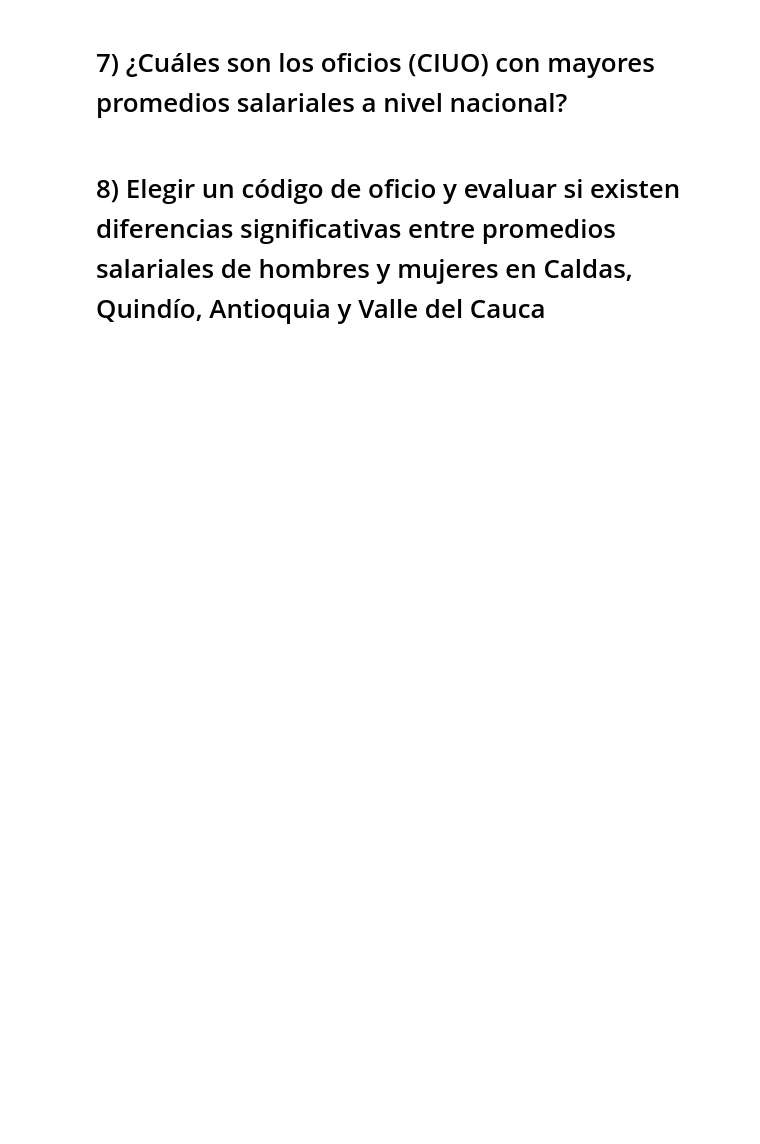
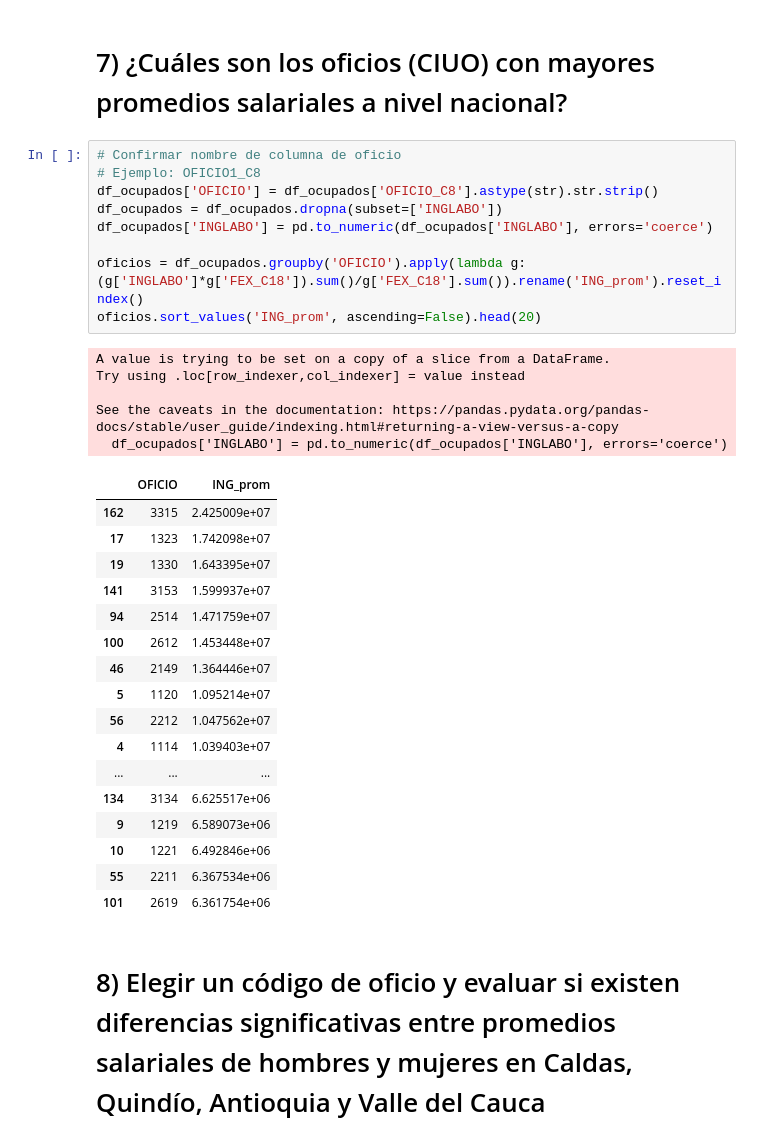
Before and after one commit to KHNdeaf/Repositorio-electiva, a Jupyter notebook: talleres/Taller_GEIH_2025_.ipynb, the cells around one changed output. Drawn from its saved outputs; the diff is of its cells as text; blank space fills up the shorter version.

```diff
--- a/talleres/Taller_GEIH_2025_.ipynb
+++ b/talleres/Taller_GEIH_2025_.ipynb
@@ -661,4 +666,36 @@ No occupied individuals with valid income found for CIUO '4321'.
 # %% [markdown]
 # 7) ¿Cuáles son los oficios (CIUO) con mayores promedios salariales a nivel nacional?
+# %%
+# Confirmar nombre de columna de oficio
+# Ejemplo: OFICIO1_C8
+df_ocupados['OFICIO'] = df_ocupados['OFICIO_C8'].astype(str).str.strip()
+df_ocupados = df_ocupados.dropna(subset=['INGLABO'])
+df_ocupados['INGLABO'] = pd.to_numeric(df_ocupados['INGLABO'], errors='coerce')
+
+oficios = df_ocupados.groupby('OFICIO').apply(lambda g: (g['INGLABO']*g['FEX_C18']).sum()/g['FEX_C18'].sum()).rename('ING_prom').reset_index()
+oficios.sort_values('ING_prom', ascending=False).head(20)
+# %% [output]
+A value is trying to be set on a copy of a slice from a DataFrame.
+Try using .loc[row_indexer,col_indexer] = value instead
+
+See the caveats in the documentation: https://pandas.pydata.org/pandas-docs/stable/user_guide/indexing.html#returning-a-view-versus-a-copy
+  df_ocupados['INGLABO'] = pd.to_numeric(df_ocupados['INGLABO'], errors='coerce')
+|  | OFICIO | ING_prom |
+| 162 | 3315 | 2.425009e+07 |
+| 17 | 1323 | 1.742098e+07 |
+| 19 | 1330 | 1.643395e+07 |
+| 141 | 3153 | 1.599937e+07 |
+| 94 | 2514 | 1.471759e+07 |
+| 100 | 2612 | 1.453448e+07 |
+| 46 | 2149 | 1.364446e+07 |
+| 5 | 1120 | 1.095214e+07 |
+| 56 | 2212 | 1.047562e+07 |
+| 4 | 1114 | 1.039403e+07 |
+| ... | ... | ... |
+| 134 | 3134 | 6.625517e+06 |
+| 9 | 1219 | 6.589073e+06 |
+| 10 | 1221 | 6.492846e+06 |
+| 55 | 2211 | 6.367534e+06 |
+| 101 | 2619 | 6.361754e+06 |
 # %% [markdown]
 # 8) Elegir un código de oficio y evaluar si existen diferencias significativas entre promedios salariales de hombres y mujeres en Caldas, Quindío, Antioquia y Valle del Cauca
```
Also changed, not shown: parts of 14 cells of this notebook.
